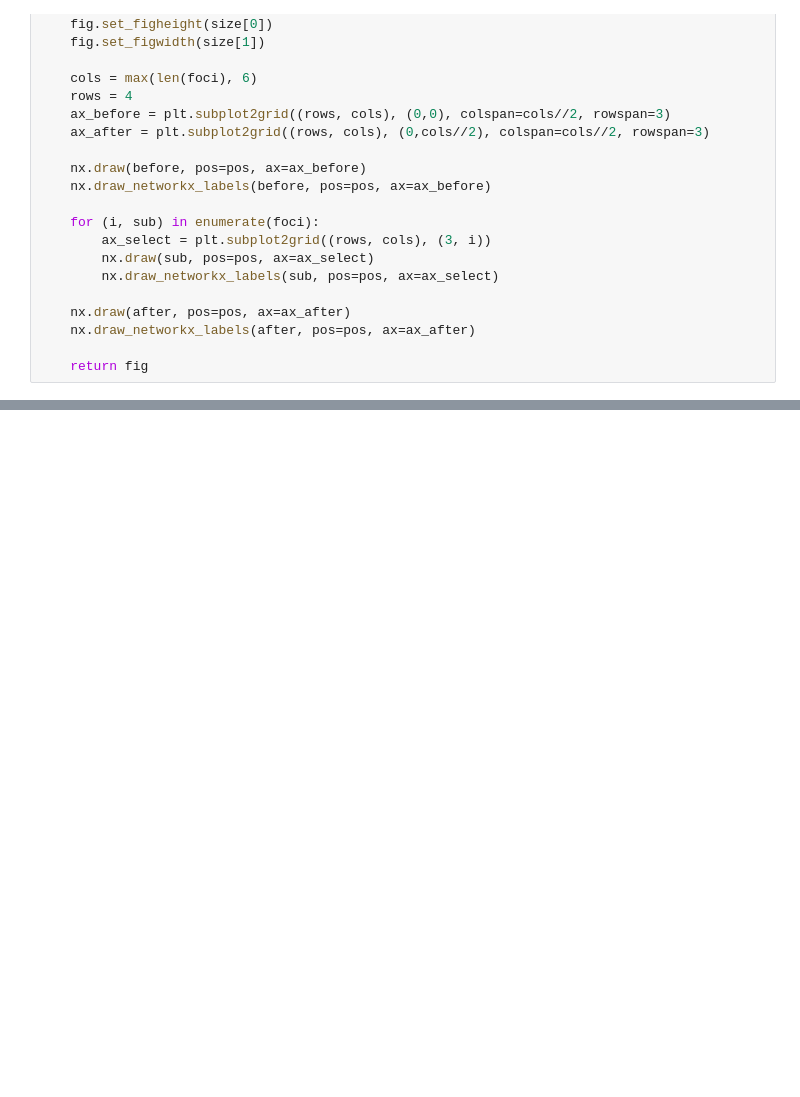
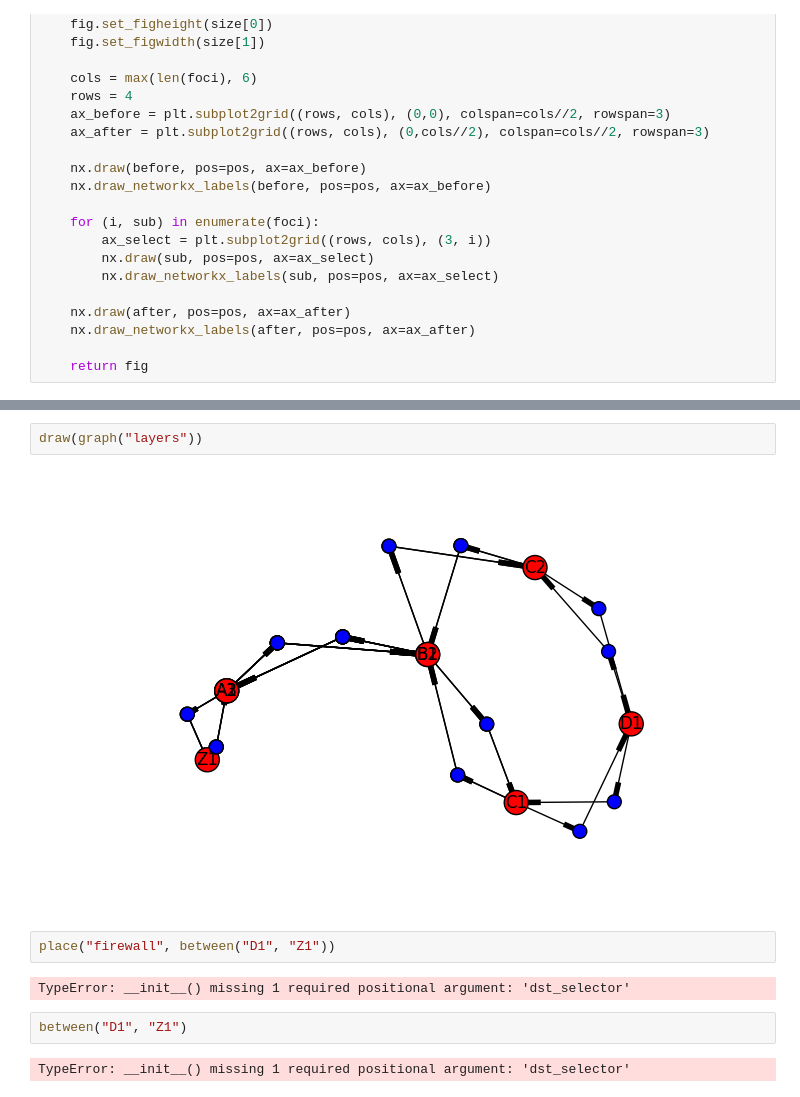
Before and after one commit to periscope-ps/Flange, a Jupyter notebook: Display.ipynb, the cells around one changed output, grey strips where cells are left out. Cells and saved outputs as stored; diff of their text form; blank space fills up the shorter version.

```diff
--- a/Display.ipynb
+++ b/Display.ipynb
@@ -64,0 +66,12 @@ fig = show(rule(lambda x: x, lambda x:x), graph("ring"))
+# %%
+draw(graph("layers"))
+# %% [output]
+[figure, added]
+# %%
+place("firewall", between("D1", "Z1"))
+# %% [output]
+TypeError: __init__() missing 1 required positional argument: 'dst_selector'
+# %%
+between("D1", "Z1")
+# %% [output]
+TypeError: __init__() missing 1 required positional argument: 'dst_selector'
```
Also changed, not shown: parts of 3 cells of this notebook, 1 other file.
